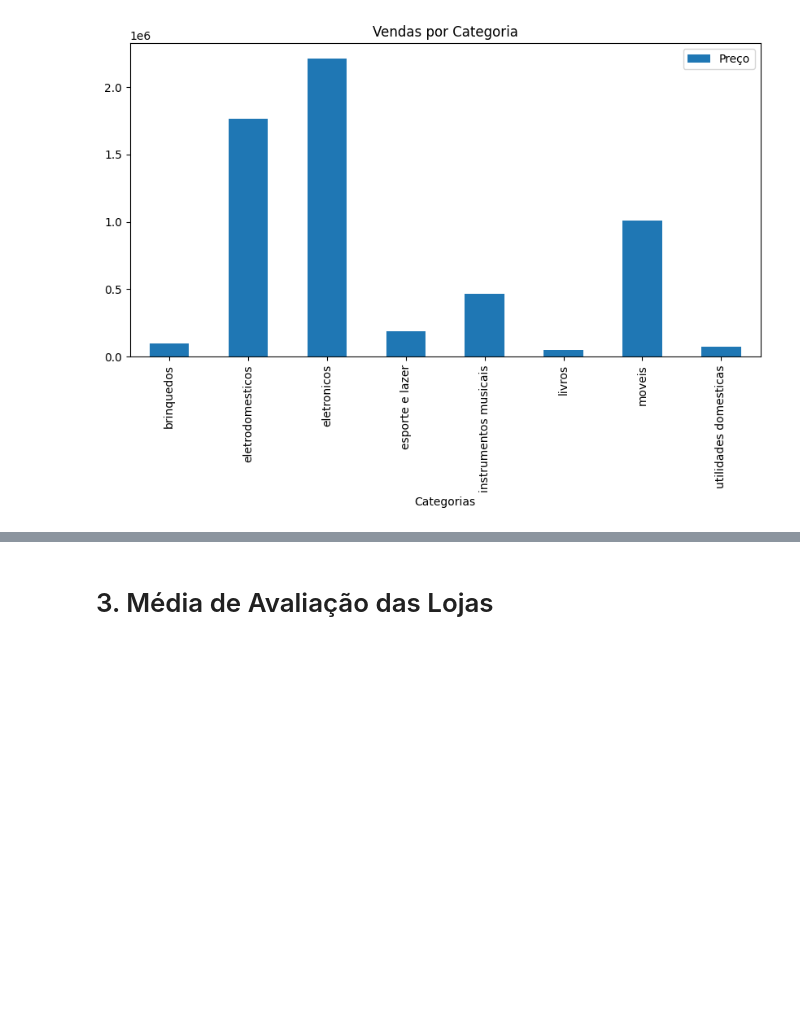
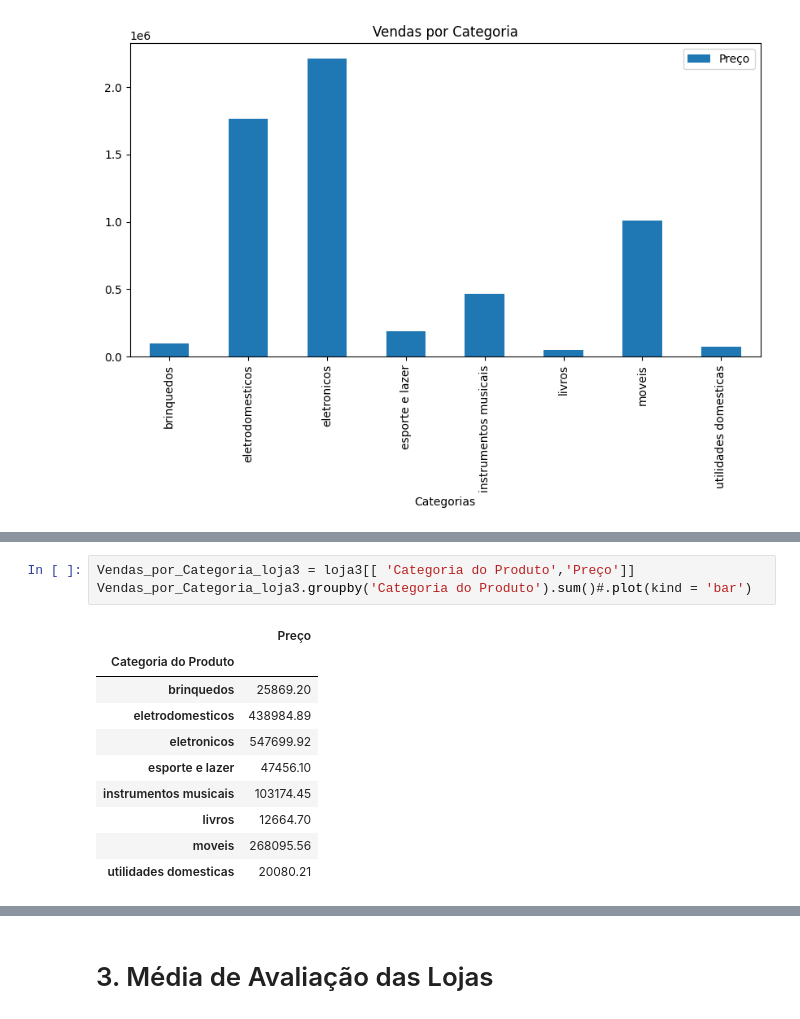
Before and after one commit to fggrava/Challenge_ONE_Data_Science_Alura_Store, a Jupyter notebook: AluraStoreBr.ipynb, the cells around one changed output, grey strips where cells are left out. Saved outputs shown, nothing was run; the diff lists cells and outputs as text; blank space fills up the shorter version.

```diff
--- a/AluraStoreBr.ipynb
+++ b/AluraStoreBr.ipynb
@@ -123,0 +143,14 @@ array(['eletronicos', 'moveis', 'brinquedos', 'eletrodomesticos',
+# %%
+Vendas_por_Categoria_loja3 = loja3[[ 'Categoria do Produto','Preço']]
+Vendas_por_Categoria_loja3.groupby('Categoria do Produto').sum()#.plot(kind = 'bar')
+# %% [output]
+|  | Preço |
+| Categoria do Produto |  |
+| brinquedos | 25869.20 |
+| eletrodomesticos | 438984.89 |
+| eletronicos | 547699.92 |
+| esporte e lazer | 47456.10 |
+| instrumentos musicais | 103174.45 |
+| livros | 12664.70 |
+| moveis | 268095.56 |
+| utilidades domesticas | 20080.21 |
```
Also changed, not shown: parts of 19 cells of this notebook.
